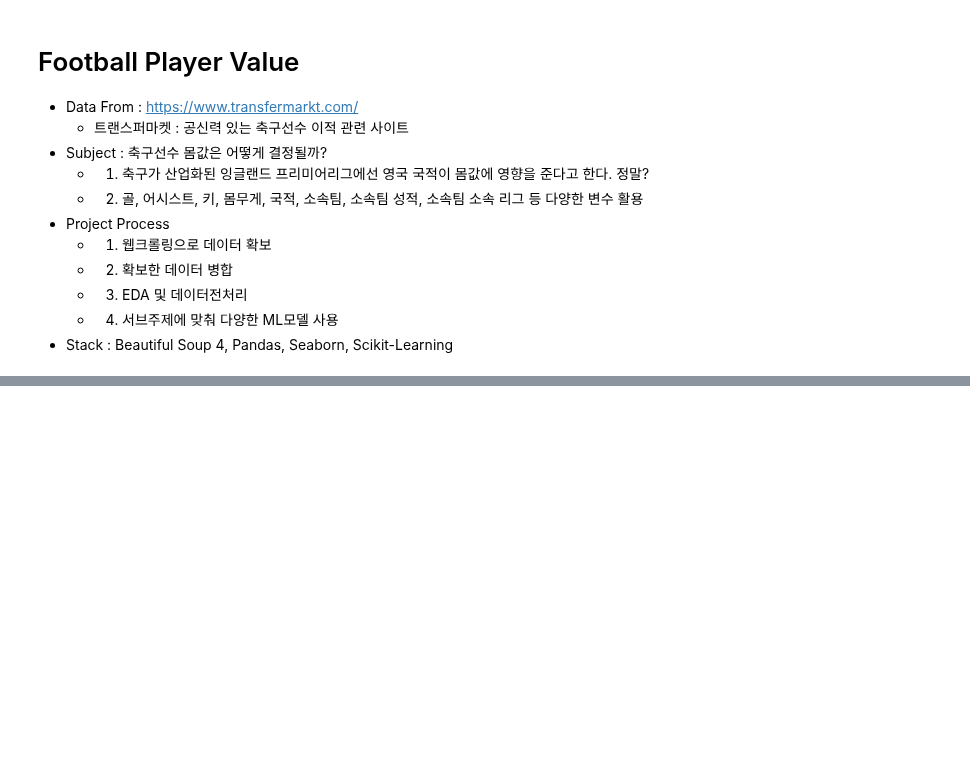
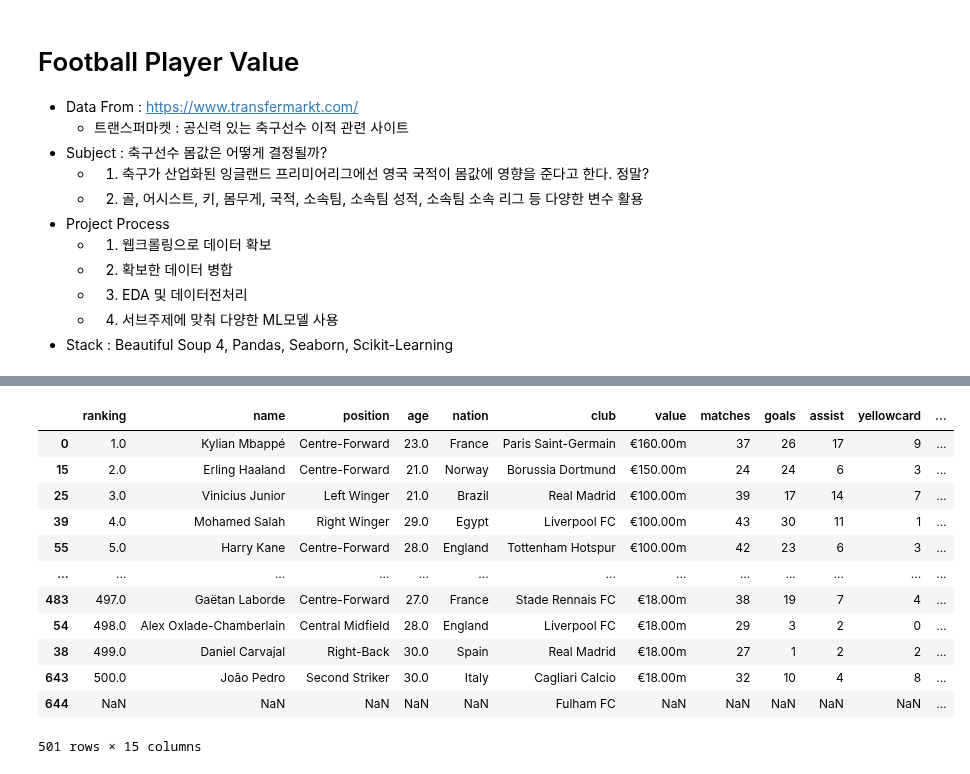
Before and after one commit to obilige/justone, a Jupyter notebook: FP_value/Football_Player.ipynb, the cells around one changed output, grey strips where cells are left out. Drawn from its saved outputs; the diff is of its cells as text; code cells hidden in the pictures; blank space fills up the shorter version.

```diff
--- a/FP_value/Football_Player.ipynb
+++ b/FP_value/Football_Player.ipynb
@@ -37,0 +48,2 @@ from sklearn.preprocessing import StandardScaler
+# %%
+soup = BeautifulSoup(r.text, "html.parser")
@@ -37,0 +340,19 @@ from sklearn.preprocessing import StandardScaler
+# %%
+# 중복 제거
+data.drop_duplicates(['name'], keep='first', inplace=True, ignore_index=False)
+data.sort_values(by=['ranking'], inplace=True)
+data
+# %% [output]
+|  | ranking | name | position | age | nation | club | value | matches | goals | assist | yellowcard | ... |
+| 0 | 1.0 | Kylian Mbappé | Centre-Forward | 23.0 | France | Paris Saint-Germain | €160.00m | 37 | 26 | 17 | 9 | ... |
+| 15 | 2.0 | Erling Haaland | Centre-Forward | 21.0 | Norway | Borussia Dortmund | €150.00m | 24 | 24 | 6 | 3 | ... |
+| 25 | 3.0 | Vinicius Junior | Left Winger | 21.0 | Brazil | Real Madrid | €100.00m | 39 | 17 | 14 | 7 | ... |
+| 39 | 4.0 | Mohamed Salah | Right Winger | 29.0 | Egypt | Liverpool FC | €100.00m | 43 | 30 | 11 | 1 | ... |
+| 55 | 5.0 | Harry Kane | Centre-Forward | 28.0 | England | Tottenham Hotspur | €100.00m | 42 | 23 | 6 | 3 | ... |
+| ... | ... | ... | ... | ... | ... | ... | ... | ... | ... | ... | ... | ... |
+| 483 | 497.0 | Gaëtan Laborde | Centre-Forward | 27.0 | France | Stade Rennais FC | €18.00m | 38 | 19 | 7 | 4 | ... |
+| 54 | 498.0 | Alex Oxlade-Chamberlain | Central Midfield | 28.0 | England | Liverpool FC | €18.00m | 29 | 3 | 2 | 0 | ... |
+| 38 | 499.0 | Daniel Carvajal | Right-Back | 30.0 | Spain | Real Madrid | €18.00m | 27 | 1 | 2 | 2 | ... |
+| 643 | 500.0 | João Pedro | Second Striker | 30.0 | Italy | Cagliari Calcio | €18.00m | 32 | 10 | 4 | 8 | ... |
+| 644 | NaN | NaN | NaN | NaN | NaN | Fulham FC | NaN | NaN | NaN | NaN | NaN | ... |
+501 rows × 15 columns
```
Also changed, not shown: parts of 19 cells of this notebook, 3 other files.
